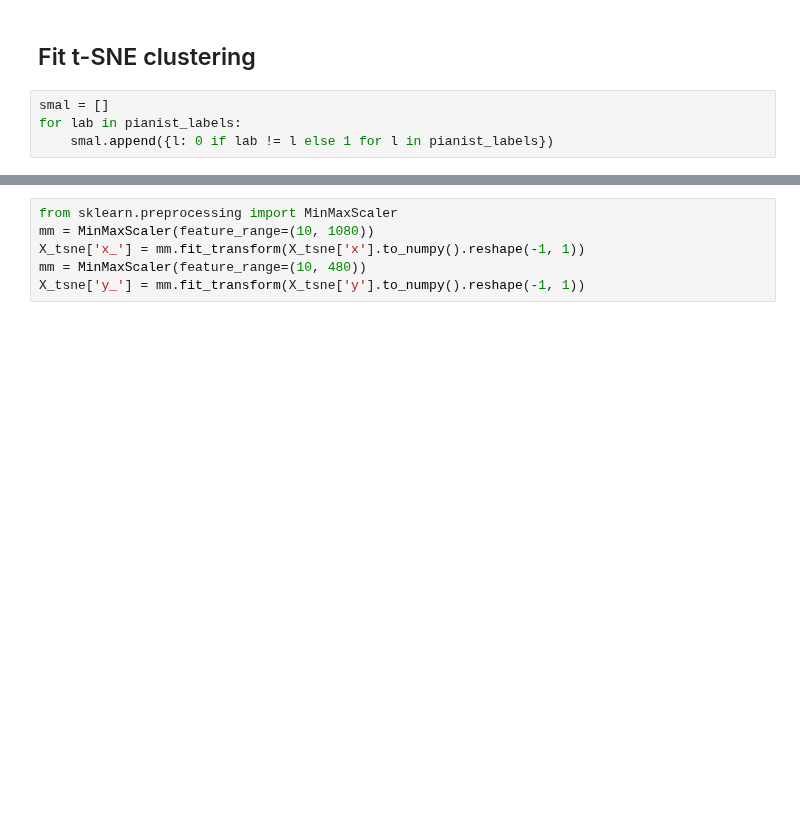
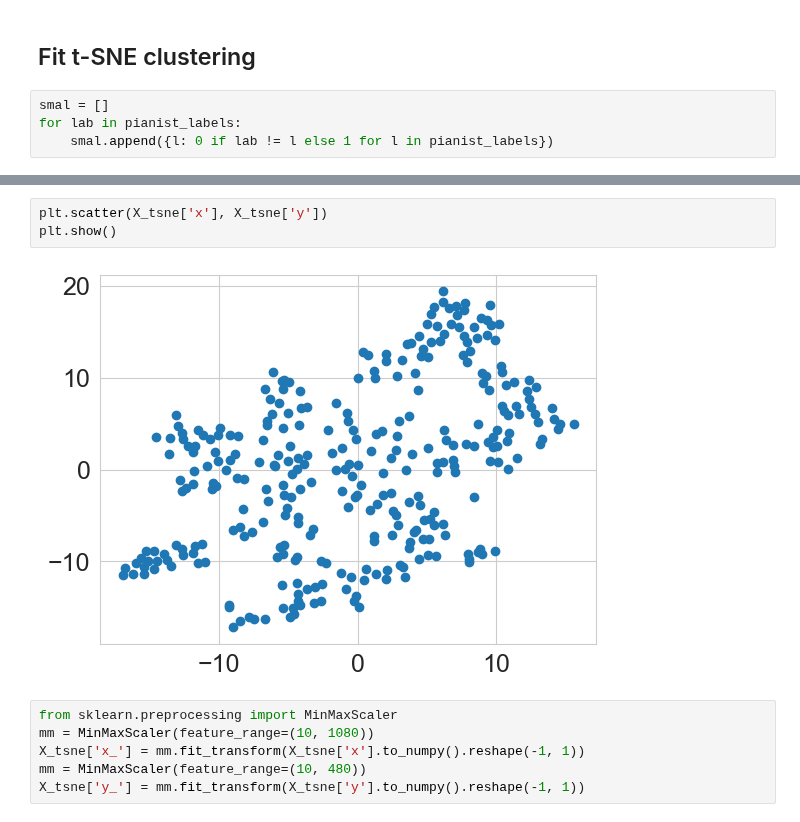
Before and after one commit to HuwCheston/Jazz-Trio-Database, a Jupyter notebook: notebooks/prediction/0.1-cheston-prediction-rhythmic-features.ipynb, the cells around one changed output, grey strips where cells are left out. Cells and saved outputs as stored; diff of their text form; blank space fills up the shorter version.

```diff
--- a/notebooks/0.1-cheston-random-forest-features.ipynb
+++ b/notebooks/prediction/0.1-cheston-prediction-rhythmic-features.ipynb
@@ -670,3 +697,8 @@ X_tsne.columns = ['x', 'y']
+# %%
+plt.scatter(X_tsne['x'], X_tsne['y'])
+plt.show()
+# %% [output]
+[figure, added]
 # %%
 from sklearn.preprocessing import MinMaxScaler
 mm = MinMaxScaler(feature_range=(10, 1080))
```
Also changed, not shown: parts of 4 cells of this notebook, 1 other file.
